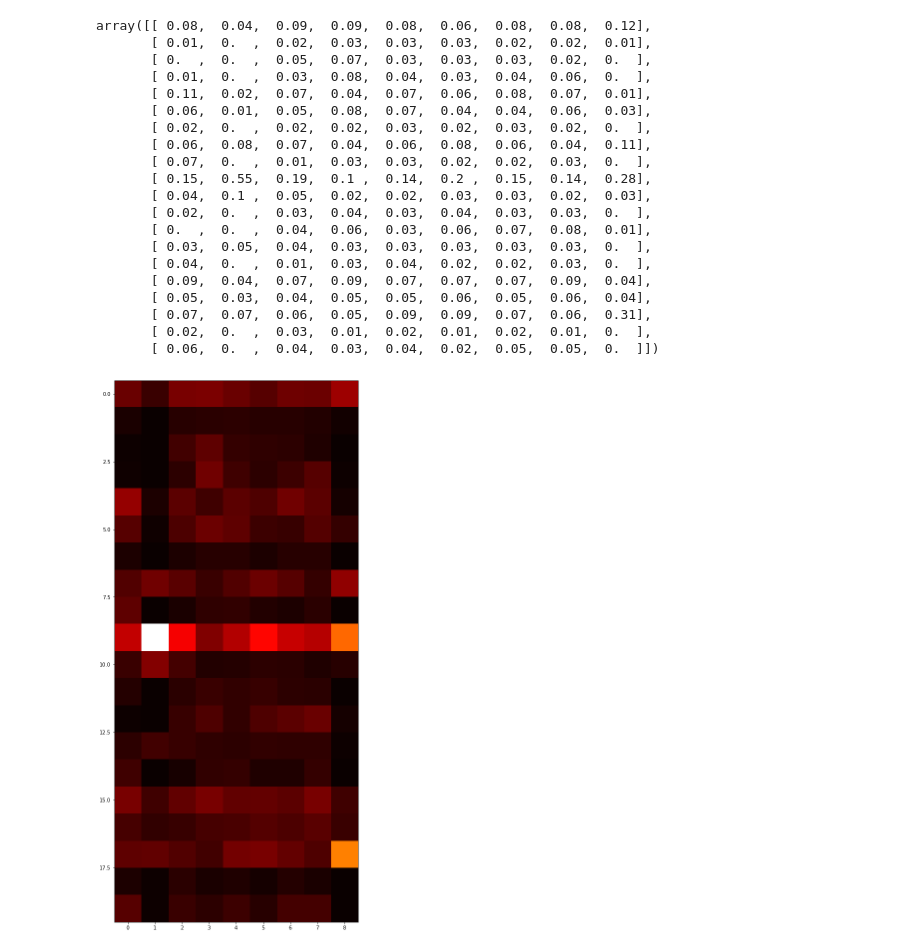
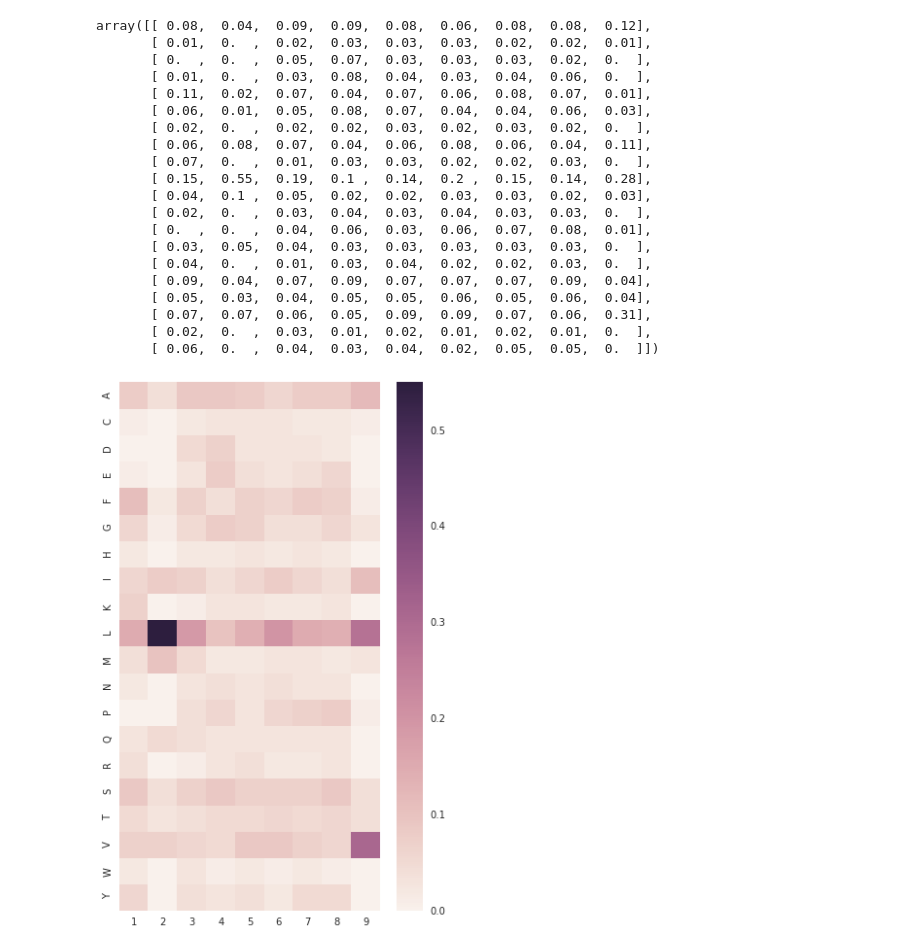
Before and after one commit to antigenomics/ipred, a Jupyter notebook: human_peptides.ipynb, the cells around one changed output. Cells and saved outputs as stored; diff of their text form; code cells hidden in the pictures.

```diff
--- a/human_peptides.ipynb
+++ b/human_peptides.ipynb
@@ -148,6 +156,6 @@ binding = data[data["Prediction"] <= 500]
 # %%
 list2 = []
-def ham_dist_dict(data, dist):
+def ham_dist_dict(data, dist, line):
     dict_ = dict()
     for i, s_line in enumerate(data['Peptide']):
         result = hamming(line, s_line)
@@ -155,10 +163,12 @@ def ham_dist_dict(data, dist):
             dict_[i] = result
     return dict_
 
-pool = Pool(processes=8)
+pool = Pool(processes=4)
 
 for line in tqdm_notebook(binding['Peptide']):
-    result = pool.apply_async(ham_dist_dict, (binding['Peptide'], 1,))
+#     result = pool.apply_async(ham_dist_dict, (binding, 1, line,)).get()
+    result = pool.apply(ham_dist_dict, (binding, 1, line,))
+#     result = ham_dist_dict(binding, 1, line)
     list2.append(result)
 
 # pool.close()
@@ -166,5 +203,5 @@ for line in tqdm_notebook(binding['Peptide']):
 # %%
-for i, line in enumerate(list2):
+for i, line in enumerate(result):
     print(line)
     if i == 1:
         break
@@ -220,9 +256,10 @@ array([[ 0.08,  0.04,  0.09,  0.09,  0.08,  0.06,  0.08,  0.08,  0.12],
        [ 0.07,  0.07,  0.06,  0.05,  0.09,  0.09,  0.07,  0.06,  0.31],
        [ 0.02,  0.  ,  0.03,  0.01,  0.02,  0.01,  0.02,  0.01,  0.  ],
        [ 0.06,  0.  ,  0.04,  0.03,  0.04,  0.02,  0.05,  0.05,  0.  ]])
-# %%
-fig = plt.figure(figsize=(9,20))
-plt.imshow(freq_norm, cmap='hot', interpolation='nearest')
-plt.show()
-# %% [output]
-[figure, removed]
+# %%
+aa_df = pd.DataFrame(freq_norm_r, index=[i for i in sorted(aa.keys())], columns=np.arange(1,10))
+# %%
+fig = plt.figure(figsize=(6,10))
+ax = sns.heatmap(aa_df)
+# %% [output]
+[figure, added]
```
Also changed, not shown: parts of 13 cells of this notebook, 1 other file.
